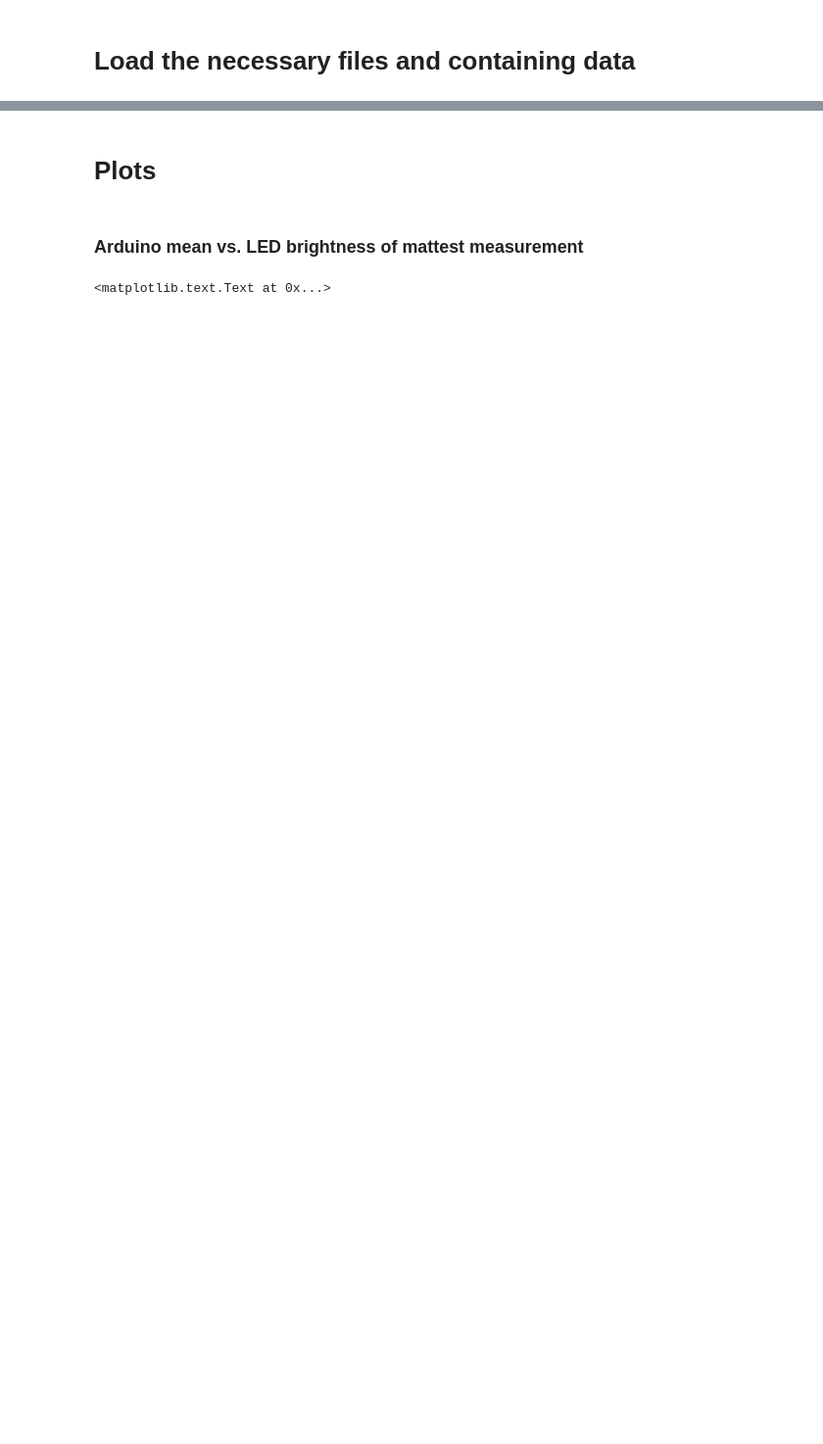
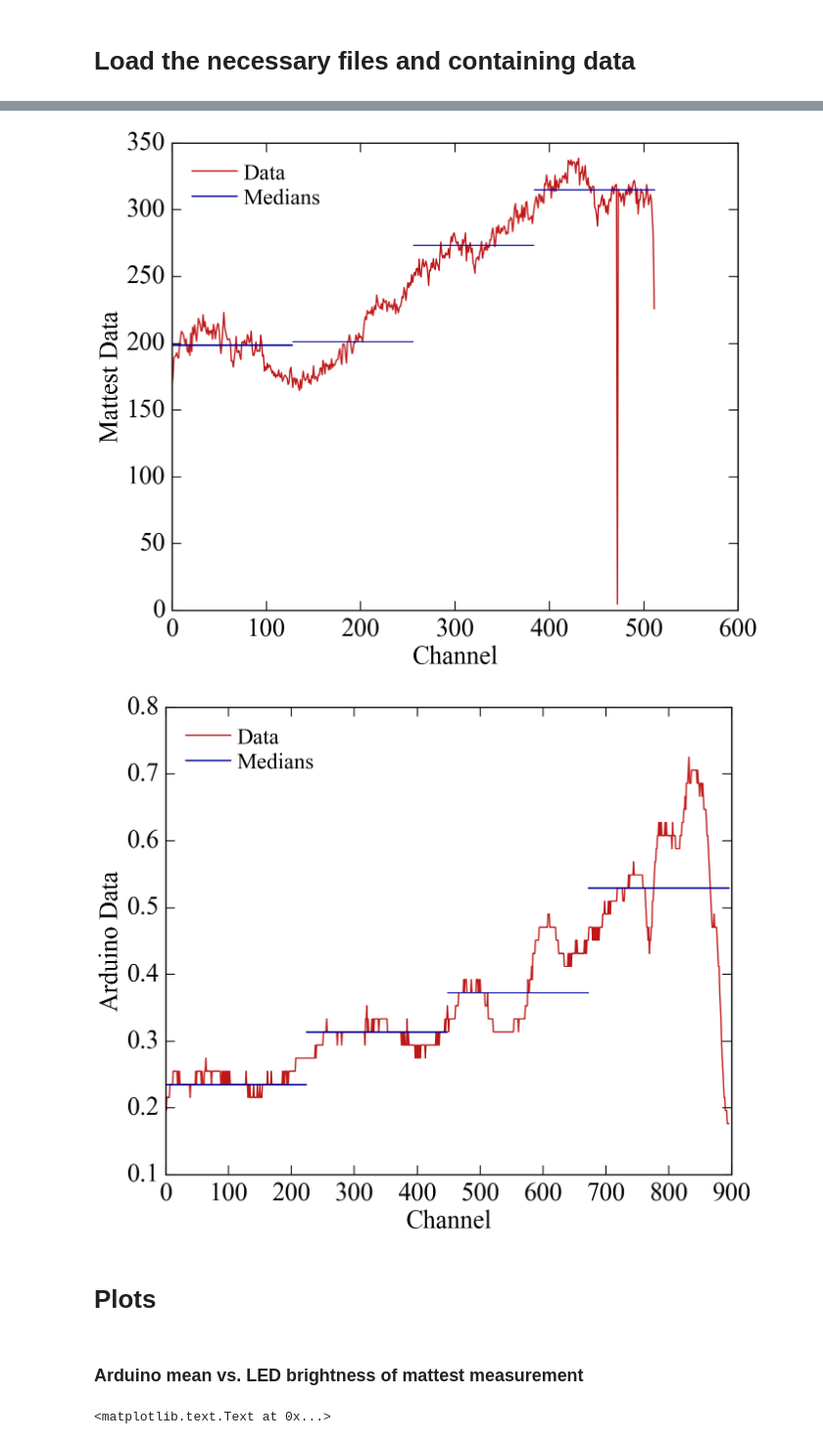
Before and after one commit to Burney222/QA_Lightbar, a Jupyter notebook: Plot_Lightbars.ipynb, the cells around one changed output, grey strips where cells are left out. Shown: that part at 98% size. Drawn from its saved outputs; the diff is of its cells as text; code cells hidden in the pictures; blank space fills up the shorter version.

```diff
--- a/Plot_Lightbars.ipynb
+++ b/Plot_Lightbars.ipynb
@@ -85,3 +128,45 @@ Name: 93, dtype: object
+# %%
+n_parts = 4
+
+df["Mattest_Median_Uniformity"] = -10.
+df["Arduino_Median_Uniformity"] = -10.
+for i, row in df.iterrows():
+    data_mattest = np.array(row["Mattest_Data"]["Mean_pixels_corrected"])
+    data_arduino = np.array(row["Arduino_Data"]["Red"])
+
+    mattest_uniformity = median_uniformity(data_mattest, n_parts)
+    arduino_uniformity = median_uniformity(data_arduino, n_parts)
+
+    df.set_value(i, "Mattest_Median_Uniformity", mattest_uniformity)
+    df.set_value(i, "Arduino_Median_Uniformity", arduino_uniformity)
+
+
+#Control plot
+lightbar = 70
+data_mattest = df.loc[lightbar]["Mattest_Data"]["Mean_pixels_corrected"]
+data_arduino = df.loc[lightbar]["Arduino_Data"]["Red"]
+
+for idx, data in enumerate([data_mattest, data_arduino]):
+    medians = get_medians(data, n_parts)
+    xticks = np.split(np.asarray(range(len(data))), n_parts)
+
+    plt.plot(range(len(data)), data, "gcred", label="Data")
+    for i in range(n_parts):
+        if i == 0:
+            plt.plot([xticks[i][0], xticks[i][-1]], [medians[i], medians[i]], "gcblue", label = "Medians")
+        else:
+            plt.plot([xticks[i][0], xticks[i][-1]], [medians[i], medians[i]], "gcblue")
+    plt.xlabel("Channel")
+    if idx == 0:
+        plt.ylabel("Mattest Data")
+    elif idx == 1:
+        plt.ylabel("Arduino Data")
+    plt.legend(loc = "upper left")
+    plt.show()
+    plt.close()
+# %% [output]
+[figure, added]
+[figure, added]
 # %% [markdown]
 # Plots
 # %% [markdown]
```
Also changed, not shown: parts of 17 cells of this notebook.
